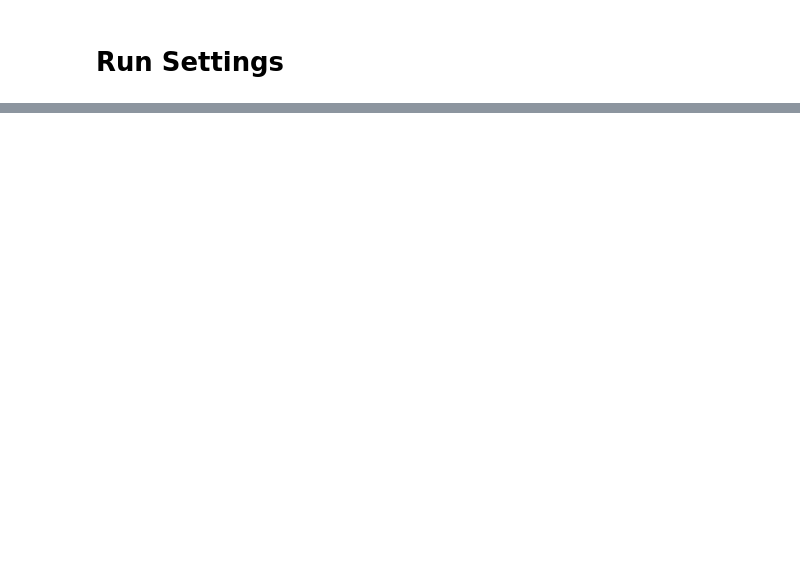
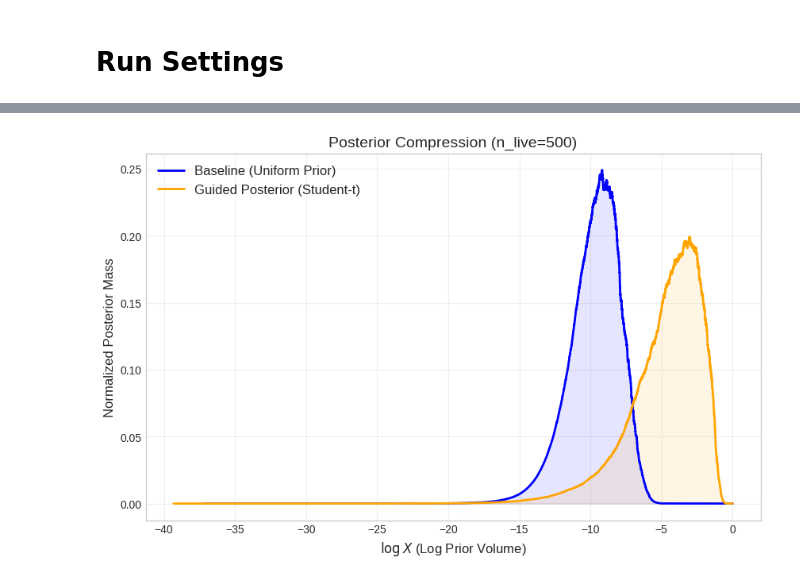
Before and after one commit to alexdrane/GaussianHeartRate, a Jupyter notebook: Gaussian_Heart_Rate.ipynb, the cells around one changed output, grey strips where cells are left out. Saved outputs shown, nothing was run; the diff lists cells and outputs as text; code cells hidden in the pictures; blank space fills up the shorter version.

Commit message:
Added diagnostic graphs

```diff
--- a/Gaussian_Heart_Rate.ipynb
+++ b/Gaussian_Heart_Rate.ipynb
@@ -1019,0 +1059,53 @@ dtype: float64
+# %%
+def get_posterior_mass_curve(samples, label, nlive_val):
+    """
+    Calculates logX and normalized Posterior Mass (L*X) / Z
+    """
+    # 1. Sort by logL (Critical for NS volume ordering)
+    df = samples.copy().sort_values('logL')
+
+    # 2. Use the EXPLICIT nlive passed from your script
+    # (Do not rely on internal attributes which might be missing)
+
+    # 3. Calculate logX correctly
+    # Approximation: logX decreases by 1/nlive at every step
+    N = len(df)
+    logX = samples.logX().values
+
+    # 4. Calculate log(Posterior Mass) = logL + logX
+    log_mass = df['logL'].values + logX
+
+    # 5. Normalize using the logZ calculated by the sampler
+    # This prevents the 1e-49 scale issues
+    logZ = samples.logZ() # Anesthetic helper to get evidence
+
+    # Convert to probability density
+    prob = np.exp(log_mass - logZ)
+
+
+    return logX, prob
+
+# --- PLOTTING ---
+plt.figure(figsize=(10, 6))
+
+# IMPORTANT: Pass the 'n_live' variable you defined in your configuration
+# (e.g., if you set n_live = 1000 or 500 at the start of your script)
+
+# 1. Baseline Curve
+lx_base, p_base = get_posterior_mass_curve(samples, "Baseline", n_live)
+plt.plot(lx_base, p_base, label='Baseline (Uniform Prior)', color='blue', linewidth=2)
+plt.fill_between(lx_base, 0, p_base, color='blue', alpha=0.1)
+
+# 2. Repartitioned Curve
+lx_repart, p_repart = get_posterior_mass_curve(samples_repart, "Guided", n_live)
+plt.plot(lx_repart, p_repart, label='Guided Posterior (Student-t)', color='orange', linewidth=2)
+plt.fill_between(lx_repart, 0, p_repart, color='orange', alpha=0.1)
+
+# Formatting
+plt.xlabel(r'$\log X$ (Log Prior Volume)', fontsize=12)
+plt.ylabel(r'Posterior Mass', fontsize=12)
+plt.title(f'Posterior Compression (n_live={n_live})', fontsize=14)
+plt.legend(fontsize=12)
+plt.grid(True, alpha=0.3)
+# %% [output]
+[figure, added]
```
Also changed, not shown: parts of 13 cells of this notebook.
